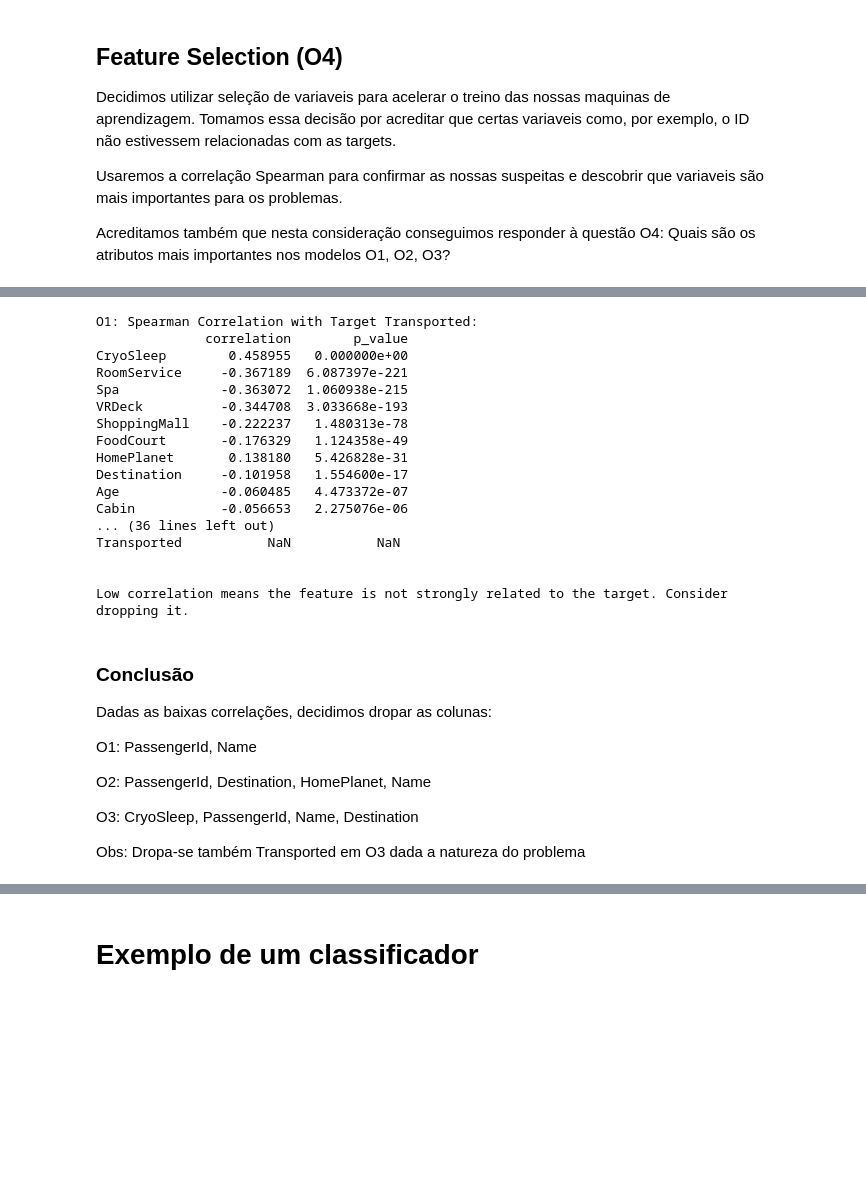
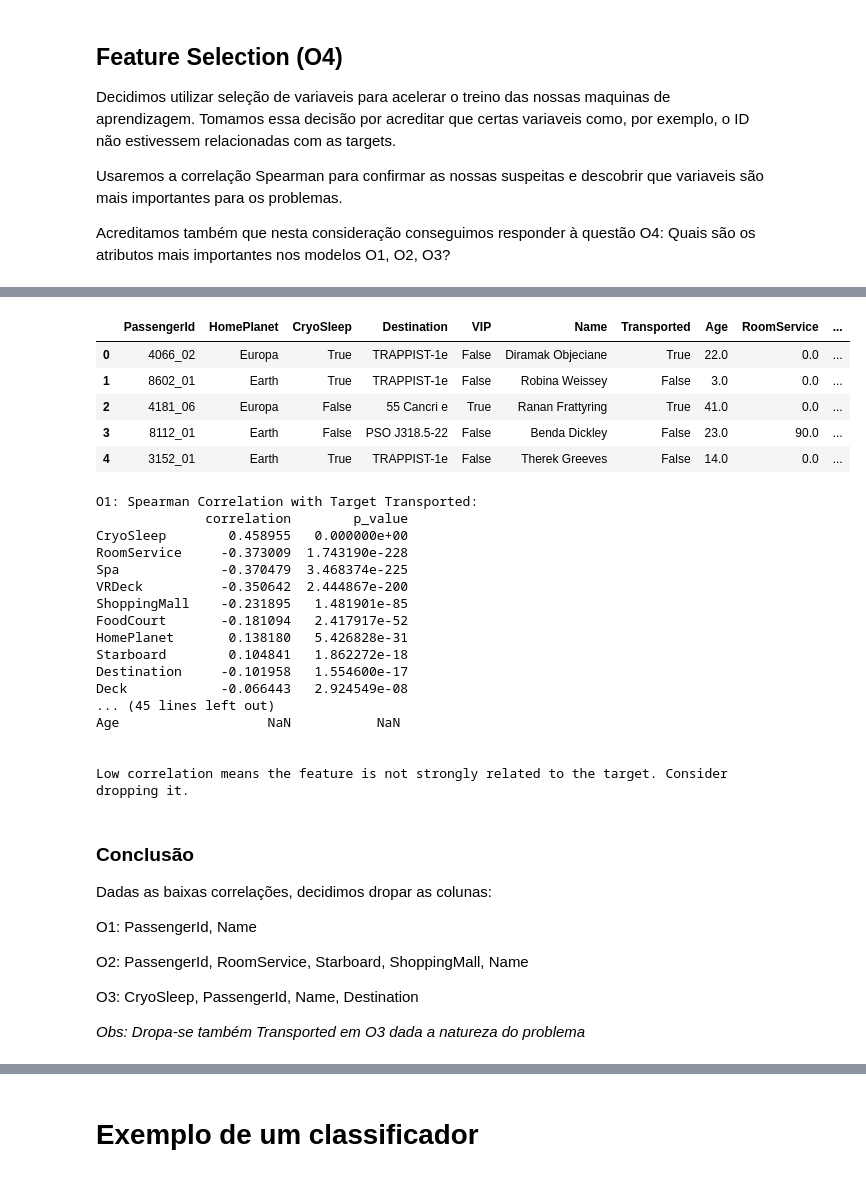
Before and after one commit to magocharmoso/aai, a Jupyter notebook: src/Projeto_IIA.ipynb, the cells around one changed output, grey strips where cells are left out. Cells and saved outputs as stored; diff of their text form; code cells hidden in the pictures; blank space fills up the shorter version.

Commit message:
more work on objective two; split cabin into 3 features

```diff
--- a/src/Projeto_IIA.ipynb
+++ b/src/Projeto_IIA.ipynb
@@ -136,22 +139,67 @@ Acreditamos também que nesta consideração conseguimos responder à questão O
+# %%
+# This is the code to create the new features
+import pandas as pd
+cabin_dict_reg = {
+    'Deck': [],
+    'Room': [],
+    'Starboard': []
+}
+
+cabin_dict_class = {
+    'Deck': [],
+    'Room': [],
+    'Starboard': []
+}
+
+# Deck Represents the index of the letter of the deck (A = 1), the room number stays the same,
+# Starboard is a boolean to see if the cabin is on the side of the ship "S"
+for value in df_regression['Cabin']:
+    cabin_info = value.split('/')
+    cabin_dict_reg["Deck"].append(ord(cabin_info[0]) - 64)
+    cabin_dict_reg["Room"].append(int(cabin_info[1]))
+    cabin_dict_reg["Starboard"].append(cabin_info[2] == "S")
+
+for value in df_classification['Cabin']:
+    cabin_info = value.split('/')
+    cabin_dict_class["Deck"].append(ord(cabin_info[0]) - 64)
+    cabin_dict_class["Room"].append(int(cabin_info[1]))
+    cabin_dict_class["Starboard"].append(cabin_info[2] == "S")
+
+cabin_df_reg = pd.DataFrame(cabin_dict_reg)
+df_regression = df_regression.join(cabin_df_reg)
+df_regression = df_regression.drop(columns = ['Cabin'])
+
+cabin_df_class = pd.DataFrame(cabin_dict_reg)
+df_classification = df_classification.join(cabin_df_class)
+df_classification = df_classification.drop(columns = ['Cabin'])
+# %%
+df_classification.head(5)
+# %% [output]
+|  | PassengerId | HomePlanet | CryoSleep | Destination | VIP | Name | Transported | Age | RoomService | ... |
+| 0 | 4066_02 | Europa | True | TRAPPIST-1e | False | Diramak Objeciane | True | 22.0 | 0.0 | ... |
+| 1 | 8602_01 | Earth | True | TRAPPIST-1e | False | Robina Weissey | False | 3.0 | 0.0 | ... |
+| 2 | 4181_06 | Europa | False | 55 Cancri e | True | Ranan Frattyring | True | 41.0 | 0.0 | ... |
+| 3 | 8112_01 | Earth | False | PSO J318.5-22 | False | Benda Dickley | False | 23.0 | 90.0 | ... |
+| 4 | 3152_01 | Earth | True | TRAPPIST-1e | False | Therek Greeves | False | 14.0 | 0.0 | ... |
 # %%
 # O4.1: Spearman correlation for O1, O2 and O3 using load.py
 import importlib
 from spearman import spearman_with_target
 
 # O1: classification target
-spearman_o1 = spearman_with_target(data_path, "Transported")
+spearman_o1 = spearman_with_target(df_classification, "Transported")
 print("O1: Spearman Correlation with Target Transported:")
 print(spearman_o1)
 print("\n")
 
 # O2: regression target
-spearman_o2 = spearman_with_target(data_path, "FoodCourt")
+spearman_o2 = spearman_with_target(df_regression, "FoodCourt")
 print("O2: Spearman Correlation with Target FoodCourt:")
 print(spearman_o2)
 print("\n")
 
 # O3: regression target, filtered to passengers that were transported
-spearman_o3 = spearman_with_target(data_path, "Age", filter_col="Transported", filter_value=True)
+spearman_o3 = spearman_with_target(df_regression, "Age", filter_col="Transported", filter_value=True)
 print("O3: Spearman Correlation with Target Age (Transported=True only):")
 print(spearman_o3)
 print("\n")
@@ -161,17 +209,17 @@ print("Low correlation means the feature is not strongly related to the target.
 O1: Spearman Correlation with Target Transported:
               correlation        p_value
 CryoSleep        0.458955   0.000000e+00
-RoomService     -0.367189  6.087397e-221
-Spa             -0.363072  1.060938e-215
-VRDeck          -0.344708  3.033668e-193
-ShoppingMall    -0.222237   1.480313e-78
-FoodCourt       -0.176329   1.124358e-49
+RoomService     -0.373009  1.743190e-228
+Spa             -0.370479  3.468374e-225
+VRDeck          -0.350642  2.444867e-200
+ShoppingMall    -0.231895   1.481901e-85
+FoodCourt       -0.181094   2.417917e-52
 HomePlanet       0.138180   5.426828e-31
+Starboard        0.104841   1.862272e-18
 Destination     -0.101958   1.554600e-17
-Age             -0.060485   4.473372e-07
-Cabin           -0.056653   2.275076e-06
-... (36 lines left out)
-Transported           NaN           NaN
+Deck            -0.066443   2.924549e-08
+... (45 lines left out)
+Age                   NaN           NaN
 
 
 Low correlation means the feature is not strongly related to the target. Consider dropping it.
@@ -182,11 +230,11 @@ Dadas as baixas correlações, decidimos dropar as colunas:
 
 O1: PassengerId, Name
 
-O2: PassengerId, Destination, HomePlanet, Name
+O2: PassengerId, RoomService, Starboard, ShoppingMall, Name
 
 O3: CryoSleep, PassengerId, Name, Destination
 
-Obs: Dropa-se também Transported em O3 dada a natureza do problema
+*Obs: Dropa-se também Transported em O3 dada a natureza do problema*
 # %%
 import pandas as pd
 
```
Also changed, not shown: parts of 6 cells of this notebook, 1 other file.
